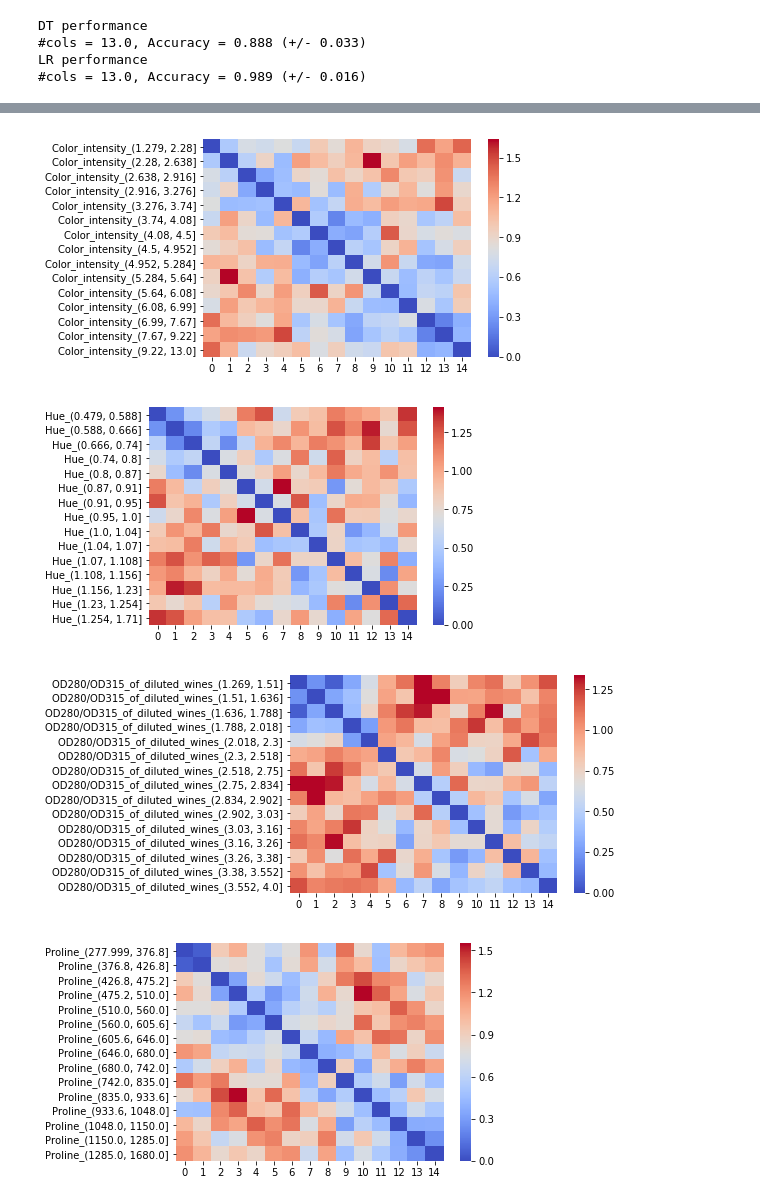
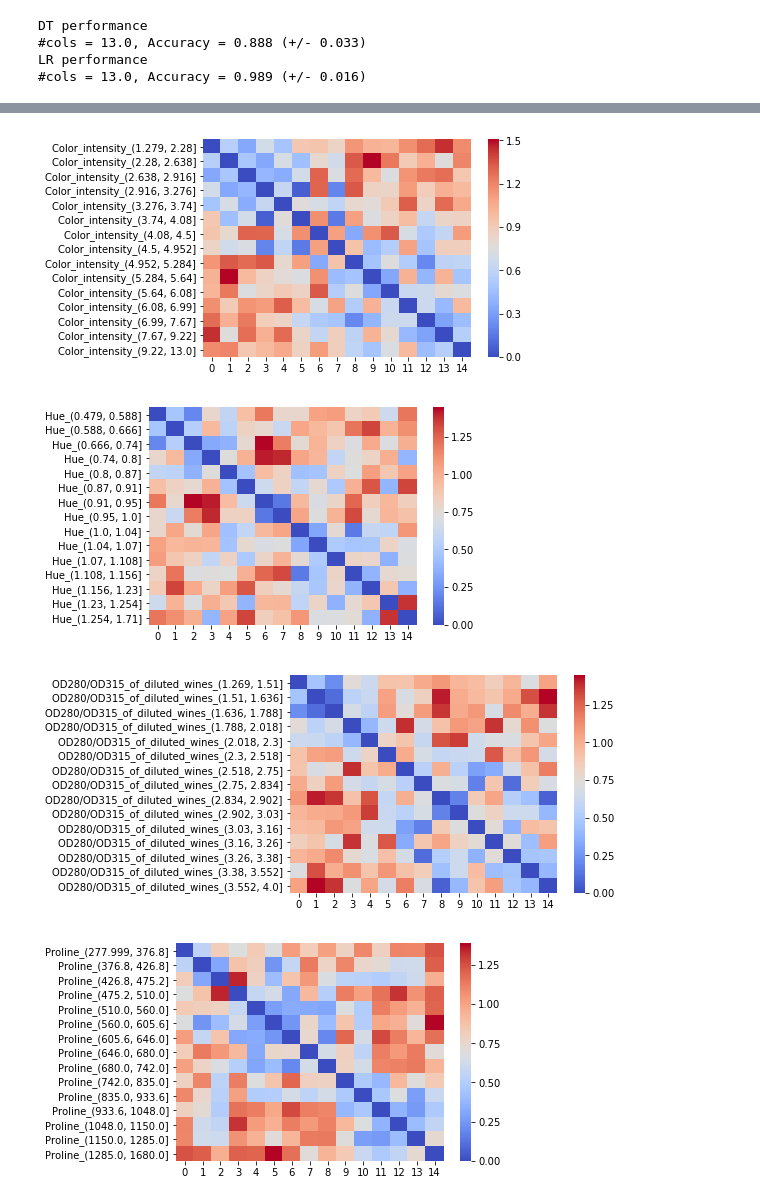
Before and after one commit to Wook0129/semantic_binning, a Jupyter notebook: test_wine.ipynb, the cells around one changed output, grey strips where cells are left out. Saved outputs shown, nothing was run; the diff lists cells and outputs as text; code cells hidden in the pictures.

Commit message:
Remove inter bin distance penalty, Add exps

```diff
--- a/test_wine.ipynb
+++ b/test_wine.ipynb
@@ -15,9 +15,16 @@ var_dict = dict(
 exp = Experiment('data/wine.csv',
                  var_dict,
                  embedding_dim=8,
-                 lr=0.001,
+                 lr=5e-3,
                  batch_size=1024,
-                 n_epoch=100,
-                 verbose=False,
-                 n_bins_range=range(2, 3),
-                 n_init_bins_list=[10])
+                 n_epoch=50,
+                 verbose=True,
+                 n_bins_range=range(2, 21),
+                 n_init_bins_list=[10,15,20])
+# %%
+from data_handler import DataHandler
+handler = DataHandler(exp.data, exp.var_dict)
+from semantic_binning import SemanticBinning
+sb = SemanticBinning(handler.var_dict, embedding_dim=6, batch_size=1024,
+                     n_epoch=30, lr=5e-3, weight_decay=0.0, verbose=True)
+sb.fit(exp.data, n_init_bins=15)
@@ -180,17 +255,17 @@ exp.semantic_binning.plot_pairwise_distance_between_bins('Proanthocyanins')
 # %%
-exp.semantic_binning.plot_pairwise_distance_between_bins('Color_intensity')
+sb.plot_pairwise_distance_between_bins('Color_intensity')
 # %% [output]
-[figure, old version]
+[figure, new version]
 # %%
-exp.semantic_binning.plot_pairwise_distance_between_bins('Hue')
+sb.plot_pairwise_distance_between_bins('Hue')
 # %% [output]
-[figure, old version]
+[figure, new version]
 # %%
-exp.semantic_binning.plot_pairwise_distance_between_bins('OD280/OD315_of_diluted_wines')
+sb.plot_pairwise_distance_between_bins('OD280/OD315_of_diluted_wines')
 # %% [output]
-[figure, old version]
+[figure, new version]
 # %%
-exp.semantic_binning.plot_pairwise_distance_between_bins('Proline')
+sb.plot_pairwise_distance_between_bins('Proline')
 # %% [output]
-[figure, old version]
+[figure, new version]
 # %%
```
Also changed, not shown: parts of 23 cells of this notebook, 15 other files.
